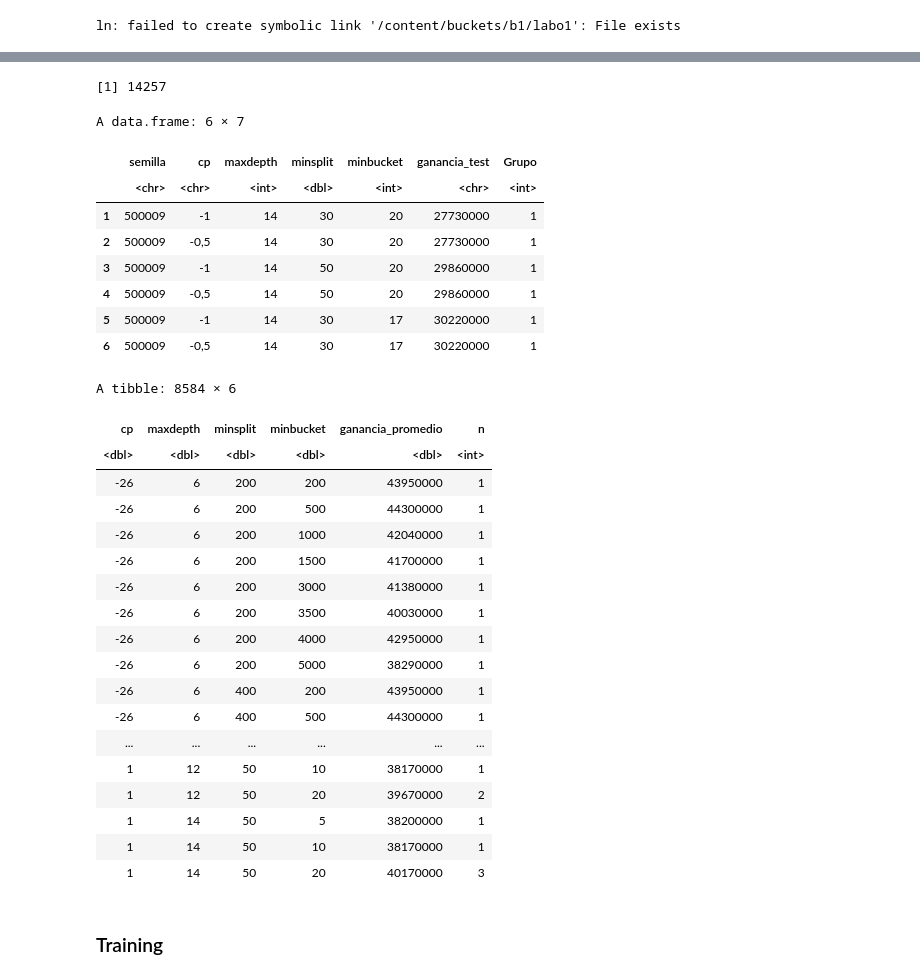
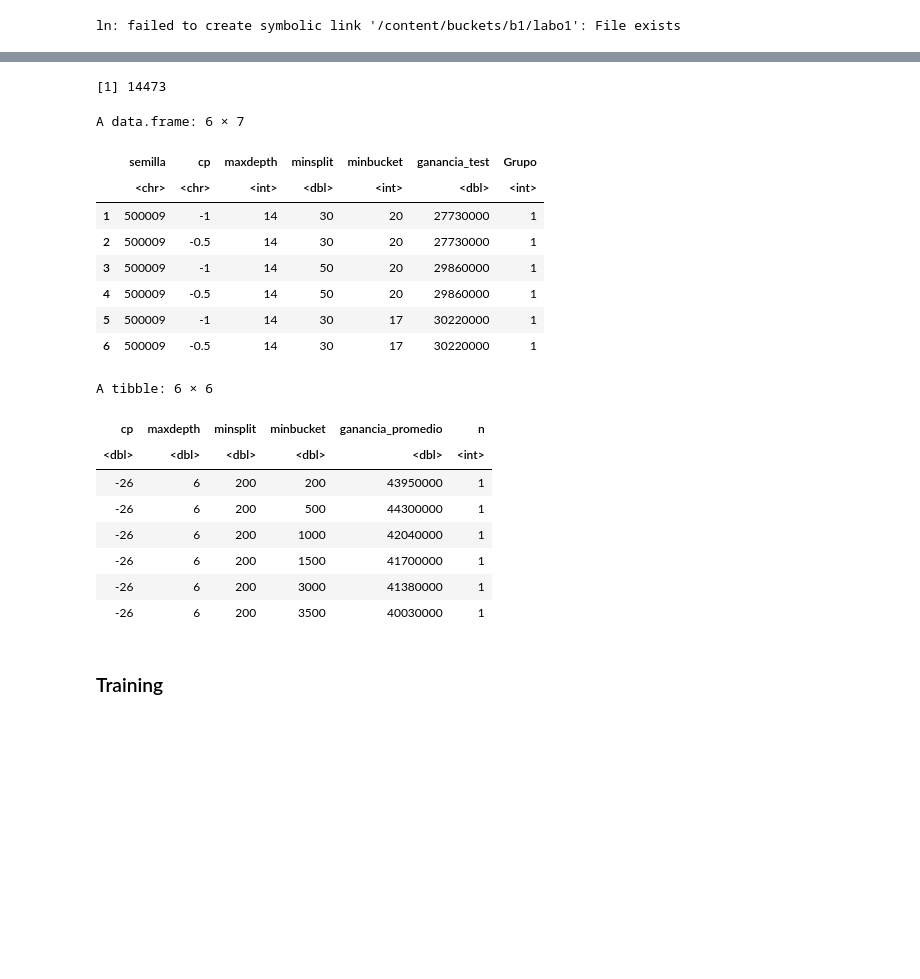
Before and after one commit to orcorsetti/labo2025v, a Jupyter notebook: src/rpart/102_FinalTrain_Ganancia.ipynb, the cells around one changed output, grey strips where cells are left out. Cells and saved outputs as stored; diff of their text form; code cells hidden in the pictures; blank space fills up the shorter version.

```diff
--- a/src/rpart/102_FinalTrain_Ganancia.ipynb
+++ b/src/rpart/102_FinalTrain_Ganancia.ipynb
@@ -115,7 +110,7 @@ url <- sprintf("https://docs.google.com/uc?id=%s&export=download", id)
 df <- read.table(
   url,
   header = TRUE,
-  sep = ";",
+  sep = ",",
   fill = TRUE,
   comment.char = "",
   blank.lines.skip = TRUE,
@@ -140,49 +135,39 @@ df_clean <- df %>%
     cp          = numize(cp),
     maxdepth    = numize(maxdepth),
     minsplit    = numize(minsplit),
     minbucket   = numize(minbucket),
     ganancia_test = numize(ganancia_test)
   )
 
 # Ahora sí: mean por combinación de hiperparámetros
 resumen_mean <- df_clean %>%
   group_by(cp, maxdepth, minsplit, minbucket) %>%
   summarise(
     ganancia_promedio = mean(ganancia_test, na.rm = TRUE),
     n = n(),
     .groups = "drop"
   )
 
-resumen_mean
+head(resumen_mean)
 # %% [output]
-[1] 14257
+[1] 14473
 A data.frame: 6 × 7
 |  | semilla | cp | maxdepth | minsplit | minbucket | ganancia_test | Grupo |
-|  | <chr> | <chr> | <int> | <dbl> | <int> | <chr> | <int> |
+|  | <chr> | <chr> | <int> | <dbl> | <int> | <dbl> | <int> |
 | 1 | 500009 | -1 | 14 | 30 | 20 | 27730000 | 1 |
-| 2 | 500009 | -0,5 | 14 | 30 | 20 | 27730000 | 1 |
+| 2 | 500009 | -0.5 | 14 | 30 | 20 | 27730000 | 1 |
 | 3 | 500009 | -1 | 14 | 50 | 20 | 29860000 | 1 |
-| 4 | 500009 | -0,5 | 14 | 50 | 20 | 29860000 | 1 |
+| 4 | 500009 | -0.5 | 14 | 50 | 20 | 29860000 | 1 |
 | 5 | 500009 | -1 | 14 | 30 | 17 | 30220000 | 1 |
-| 6 | 500009 | -0,5 | 14 | 30 | 17 | 30220000 | 1 |
+| 6 | 500009 | -0.5 | 14 | 30 | 17 | 30220000 | 1 |
-A tibble: 8584 × 6
+A tibble: 6 × 6
 | cp | maxdepth | minsplit | minbucket | ganancia_promedio | n |
 | <dbl> | <dbl> | <dbl> | <dbl> | <dbl> | <int> |
 | -26 | 6 | 200 | 200 | 43950000 | 1 |
 | -26 | 6 | 200 | 500 | 44300000 | 1 |
 | -26 | 6 | 200 | 1000 | 42040000 | 1 |
 | -26 | 6 | 200 | 1500 | 41700000 | 1 |
 | -26 | 6 | 200 | 3000 | 41380000 | 1 |
 | -26 | 6 | 200 | 3500 | 40030000 | 1 |
-| -26 | 6 | 200 | 4000 | 42950000 | 1 |
-| -26 | 6 | 200 | 5000 | 38290000 | 1 |
-| -26 | 6 | 400 | 200 | 43950000 | 1 |
-| -26 | 6 | 400 | 500 | 44300000 | 1 |
-| ... | ... | ... | ... | ... | ... |
-| 1 | 12 | 50 | 10 | 38170000 | 1 |
-| 1 | 12 | 50 | 20 | 39670000 | 2 |
-| 1 | 14 | 50 | 5 | 38200000 | 1 |
-| 1 | 14 | 50 | 10 | 38170000 | 1 |
-| 1 | 14 | 50 | 20 | 40170000 | 3 |
 # %%
 param_final_lvl2 <- list (
```
Also changed, not shown: parts of 3 cells of this notebook.
